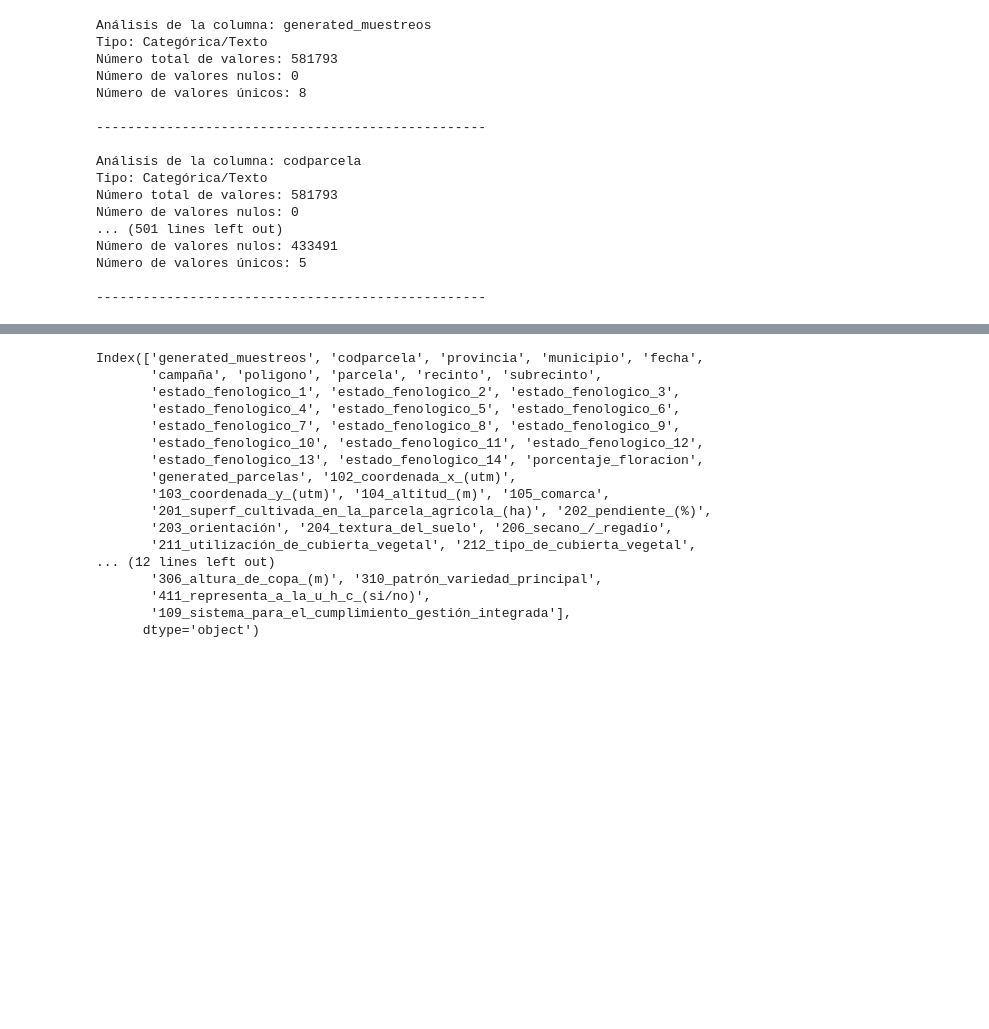
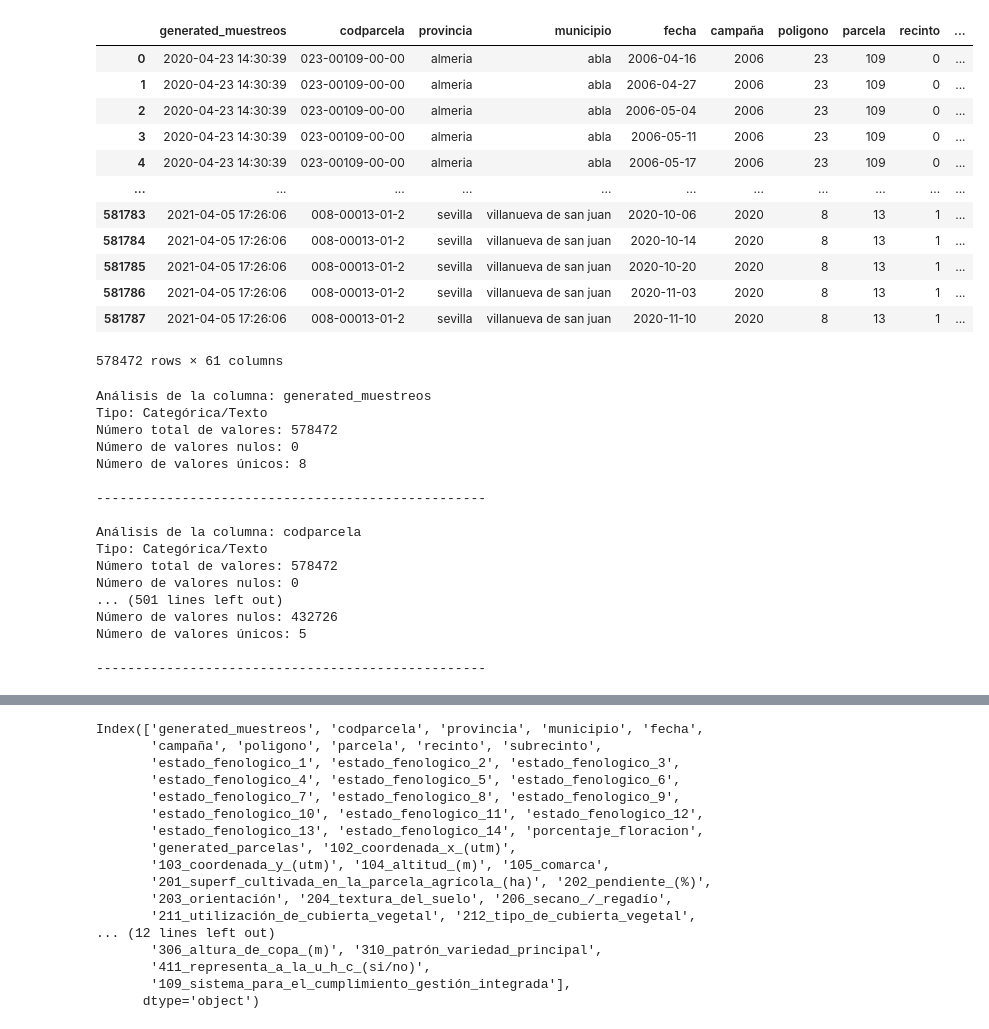
Before and after one commit to Zrive/zrive-ds-1q24-olive-stage-prediction, a Jupyter notebook: src/Target-Variable-Alvaro.ipynb, the cells around one changed output, grey strips where cells are left out. Cells and saved outputs as stored; diff of their text form; code cells hidden in the pictures; blank space fills up the shorter version.

```diff
--- a/src/Target-Variable-Alvaro.ipynb
+++ b/src/Target-Variable-Alvaro.ipynb
@@ -6,6 +7,24 @@ import seaborn as sns
 root_folder = "/Users/alvaroleal/Desktop/DS/komorebi"
 
 df_muestreos_parcela = pd.read_parquet(root_folder + '/muestreos_parcelas.parquet')
+# %%
+df_muestreos_parcela = df_muestreos_parcela[~df_muestreos_parcela['fecha'].dt.year.isin([2003, 2004, 2005, 2021])]
+# %%
+df_muestreos_parcela
+# %% [output]
+|  | generated_muestreos | codparcela | provincia | municipio | fecha | campaña | poligono | parcela | recinto | ... |
+| 0 | 2020-04-23 14:30:39 | 023-00109-00-00 | almeria | abla | 2006-04-16 | 2006 | 23 | 109 | 0 | ... |
+| 1 | 2020-04-23 14:30:39 | 023-00109-00-00 | almeria | abla | 2006-04-27 | 2006 | 23 | 109 | 0 | ... |
+| 2 | 2020-04-23 14:30:39 | 023-00109-00-00 | almeria | abla | 2006-05-04 | 2006 | 23 | 109 | 0 | ... |
+| 3 | 2020-04-23 14:30:39 | 023-00109-00-00 | almeria | abla | 2006-05-11 | 2006 | 23 | 109 | 0 | ... |
+| 4 | 2020-04-23 14:30:39 | 023-00109-00-00 | almeria | abla | 2006-05-17 | 2006 | 23 | 109 | 0 | ... |
+| ... | ... | ... | ... | ... | ... | ... | ... | ... | ... | ... |
+| 581783 | 2021-04-05 17:26:06 | 008-00013-01-2 | sevilla | villanueva de san juan | 2020-10-06 | 2020 | 8 | 13 | 1 | ... |
+| 581784 | 2021-04-05 17:26:06 | 008-00013-01-2 | sevilla | villanueva de san juan | 2020-10-14 | 2020 | 8 | 13 | 1 | ... |
+| 581785 | 2021-04-05 17:26:06 | 008-00013-01-2 | sevilla | villanueva de san juan | 2020-10-20 | 2020 | 8 | 13 | 1 | ... |
+| 581786 | 2021-04-05 17:26:06 | 008-00013-01-2 | sevilla | villanueva de san juan | 2020-11-03 | 2020 | 8 | 13 | 1 | ... |
+| 581787 | 2021-04-05 17:26:06 | 008-00013-01-2 | sevilla | villanueva de san juan | 2020-11-10 | 2020 | 8 | 13 | 1 | ... |
+578472 rows × 61 columns
 # %%
 def deep_view(df):
     for columna in df.columns:
@@ -29,7 +48,7 @@ deep_view(df_muestreos_parcela)
 # %% [output]
 Análisis de la columna: generated_muestreos
 Tipo: Categórica/Texto
-Número total de valores: 581793
+Número total de valores: 578472
 Número de valores nulos: 0
 Número de valores únicos: 8
 
@@ -37,10 +56,10 @@ Número de valores únicos: 8
 
 Análisis de la columna: codparcela
 Tipo: Categórica/Texto
-Número total de valores: 581793
+Número total de valores: 578472
 Número de valores nulos: 0
 ... (501 lines left out)
-Número de valores nulos: 433491
+Número de valores nulos: 432726
 Número de valores únicos: 5
 
 --------------------------------------------------
```
Also changed, not shown: parts of 12 cells of this notebook, 2 other files.
